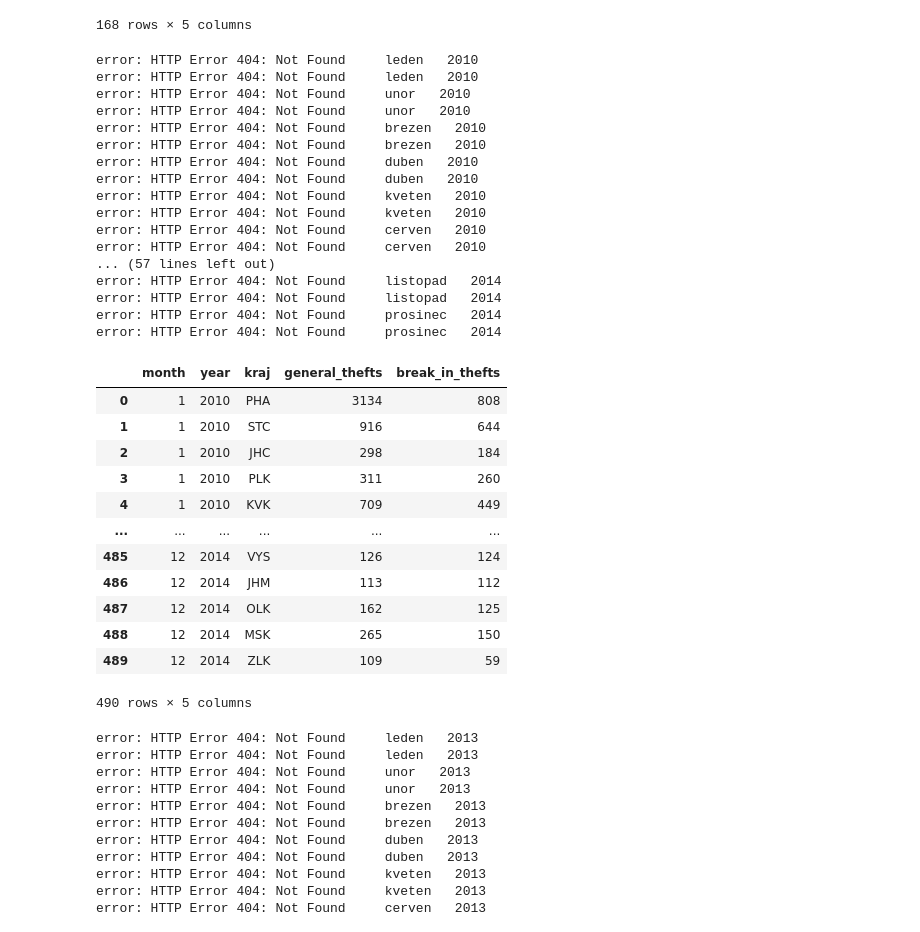
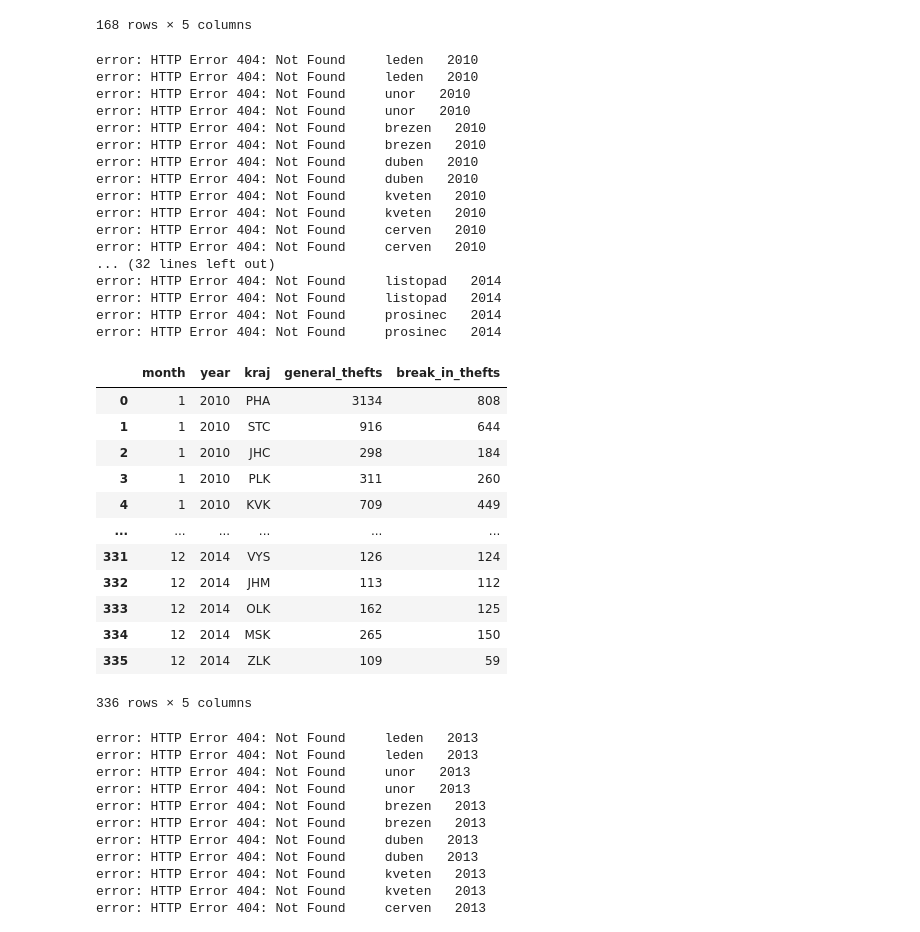
Before and after one commit to DianaKorladinova/SAN_Unemployment_Refugees, a Jupyter notebook: criminality_salaries/data_prep.ipynb, the cells around one changed output. Saved outputs shown, nothing was run; the diff lists cells and outputs as text; code cells hidden in the pictures.

```diff
--- a/criminality_salaries/data_prep.ipynb
+++ b/criminality_salaries/data_prep.ipynb
@@ -269,40 +269,40 @@ crim_timeout_1
 | 167 | 12 | 2019 | KVK | 1460 | 692 |
 168 rows × 5 columns
 # %%
-yr2 = ["2010","2013", "2014"]
+yr2 = ["2010", "2014"]
 crim_timeout_2 = criminality_rate_oldest(months_czech, yr2, idx_1)
 crim_timeout_2
 # %% [output]
 error: HTTP Error 404: Not Found     leden   2010
 error: HTTP Error 404: Not Found     leden   2010
 error: HTTP Error 404: Not Found     unor   2010
 error: HTTP Error 404: Not Found     unor   2010
 error: HTTP Error 404: Not Found     brezen   2010
 error: HTTP Error 404: Not Found     brezen   2010
 error: HTTP Error 404: Not Found     duben   2010
 error: HTTP Error 404: Not Found     duben   2010
 error: HTTP Error 404: Not Found     kveten   2010
 error: HTTP Error 404: Not Found     kveten   2010
 error: HTTP Error 404: Not Found     cerven   2010
 error: HTTP Error 404: Not Found     cerven   2010
-... (57 lines left out)
+... (32 lines left out)
 error: HTTP Error 404: Not Found     listopad   2014
 error: HTTP Error 404: Not Found     listopad   2014
 error: HTTP Error 404: Not Found     prosinec   2014
 error: HTTP Error 404: Not Found     prosinec   2014
 |  | month | year | kraj | general_thefts | break_in_thefts |
 | 0 | 1 | 2010 | PHA | 3134 | 808 |
 | 1 | 1 | 2010 | STC | 916 | 644 |
 | 2 | 1 | 2010 | JHC | 298 | 184 |
 | 3 | 1 | 2010 | PLK | 311 | 260 |
 | 4 | 1 | 2010 | KVK | 709 | 449 |
 | ... | ... | ... | ... | ... | ... |
-| 485 | 12 | 2014 | VYS | 126 | 124 |
-| 486 | 12 | 2014 | JHM | 113 | 112 |
-| 487 | 12 | 2014 | OLK | 162 | 125 |
-| 488 | 12 | 2014 | MSK | 265 | 150 |
-| 489 | 12 | 2014 | ZLK | 109 | 59 |
+| 331 | 12 | 2014 | VYS | 126 | 124 |
+| 332 | 12 | 2014 | JHM | 113 | 112 |
+| 333 | 12 | 2014 | OLK | 162 | 125 |
+| 334 | 12 | 2014 | MSK | 265 | 150 |
+| 335 | 12 | 2014 | ZLK | 109 | 59 |
-490 rows × 5 columns
+336 rows × 5 columns
 # %%
 yr3 = ["2013"]
 crim_timeout_3 = criminality_rate_oldest(months_czech, yr3, idx_1)
```
Also changed, not shown: parts of 6 cells of this notebook, 2 other files.
